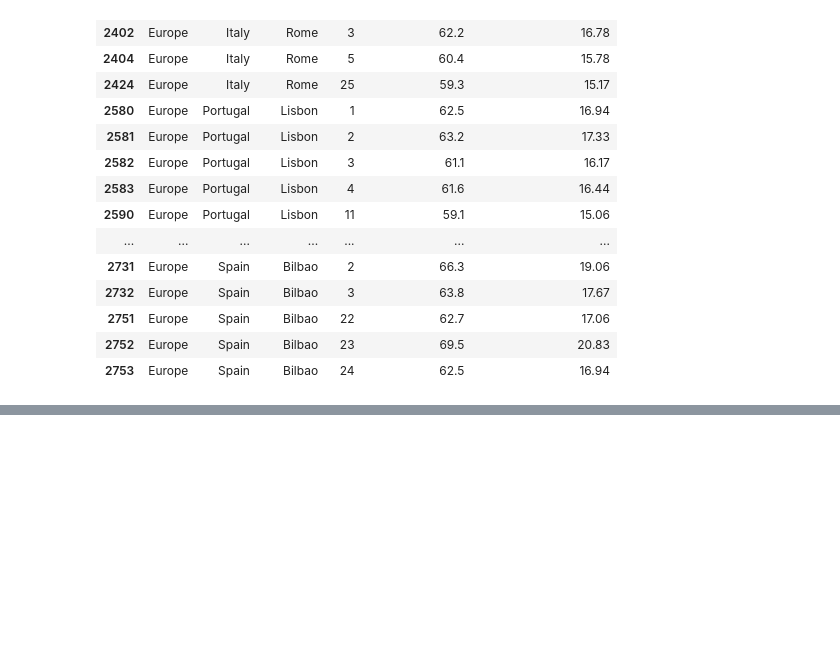
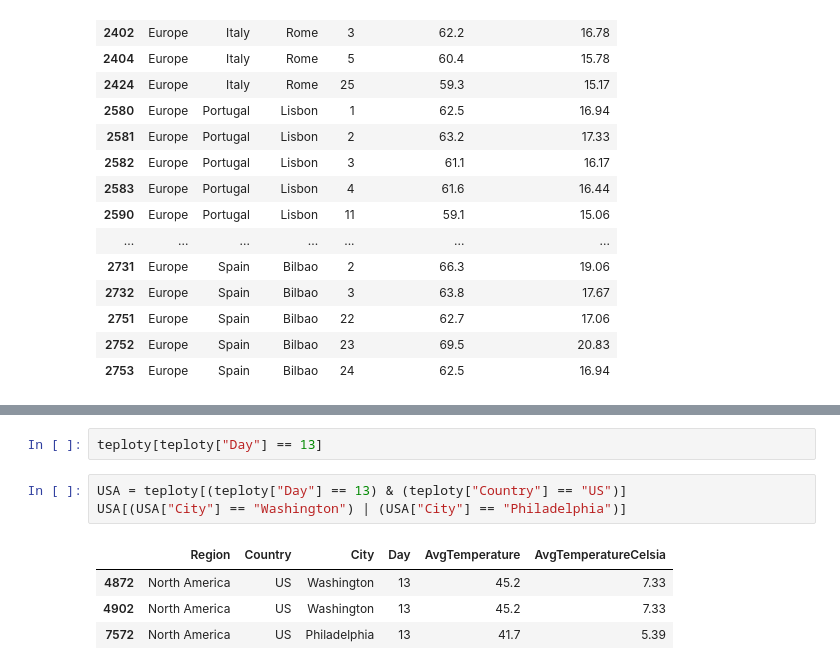
Before and after one commit to HanaJelen/python_kurz_2023, a Jupyter notebook: ukol_9.ipynb, the cells around one changed output, grey strips where cells are left out. Drawn from its saved outputs; the diff is of its cells as text; blank space fills up the shorter version.

```diff
--- a/ukol_9.ipynb
+++ b/ukol_9.ipynb
@@ -178,0 +170,10 @@ teploty[(teploty["AvgTemperatureCelsia"]>30)|(teploty["AvgTemperatureCelsia"]<-1
+# %%
+teploty[teploty["Day"] == 13]
+# %%
+USA = teploty[(teploty["Day"] == 13) & (teploty["Country"] == "US")]
+USA[(USA["City"] == "Washington") | (USA["City"] == "Philadelphia")]
+# %% [output]
+|  | Region | Country | City | Day | AvgTemperature | AvgTemperatureCelsia |
+| 4872 | North America | US | Washington | 13 | 45.2 | 7.33 |
+| 4902 | North America | US | Washington | 13 | 45.2 | 7.33 |
+| 7572 | North America | US | Philadelphia | 13 | 41.7 | 5.39 |
```
Also changed, not shown: parts of 2 cells of this notebook.
